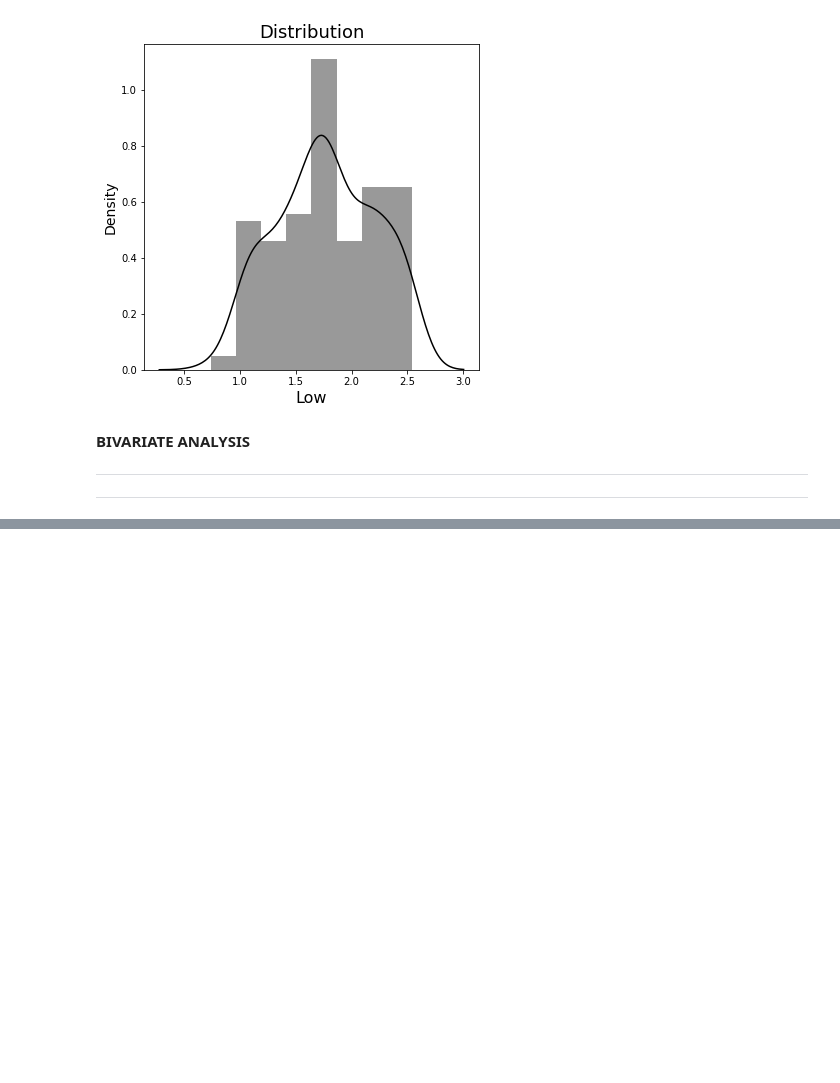
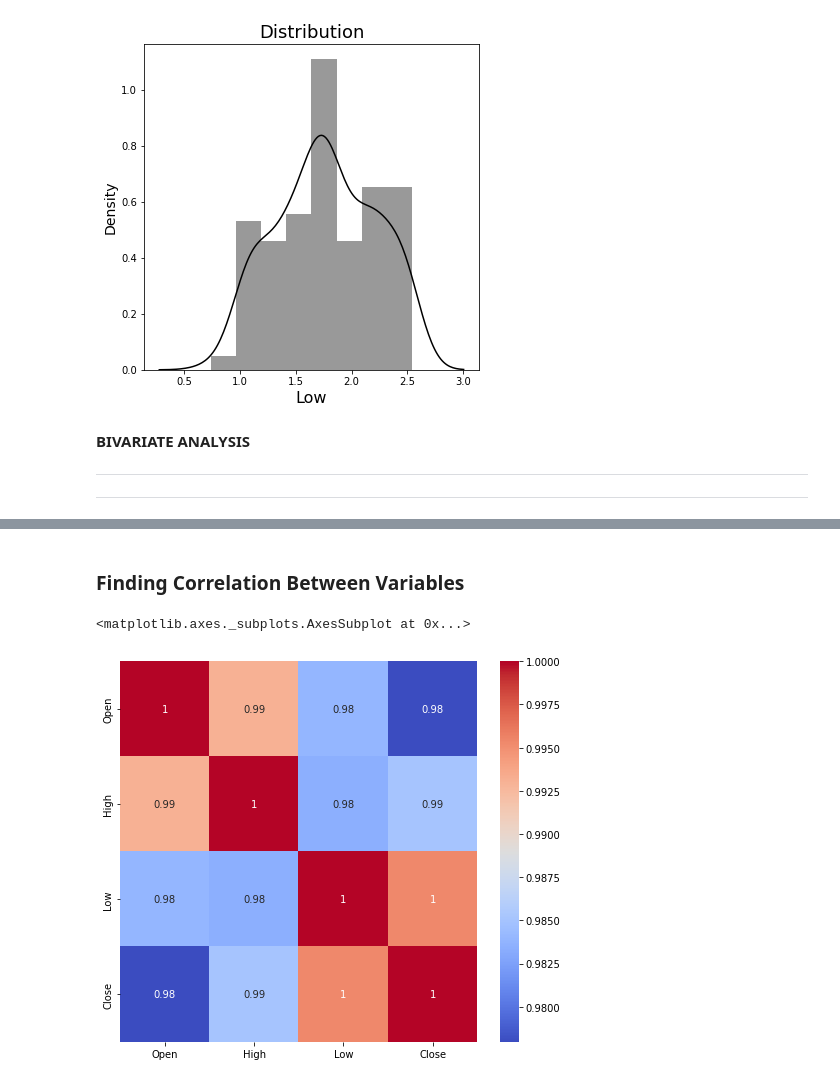
Before and after one commit to ShuklaRajni/Yes_Bank_Stock_Prices_Prediction_analysis, a Jupyter notebook: Yes_Bank_Stock_Closing_Price_Prediction_Capstone_Project_2.ipynb, the cells around one changed output, grey strips where cells are left out. Drawn from its saved outputs; the diff is of its cells as text; code cells hidden in the pictures; blank space fills up the shorter version.

```diff
--- a/Yes_Bank_Stock_Closing_Price_Prediction_Capstone_Project_2.ipynb
+++ b/Yes_Bank_Stock_Closing_Price_Prediction_Capstone_Project_2.ipynb
@@ -360,0 +369,10 @@ plt.show()
+# %% [markdown]
+### **Finding Correlation Between Variables**
+# %%
+# Correaltion Between the Variables
+corr = df.corr()
+plt.figure(figsize = (8,7))
+sns.heatmap(abs(corr),annot = True,cmap = 'coolwarm')
+# %% [output]
+<matplotlib.axes._subplots.AxesSubplot at 0x...>
+[figure, added]
```
Also changed, not shown: parts of 12 cells of this notebook.
